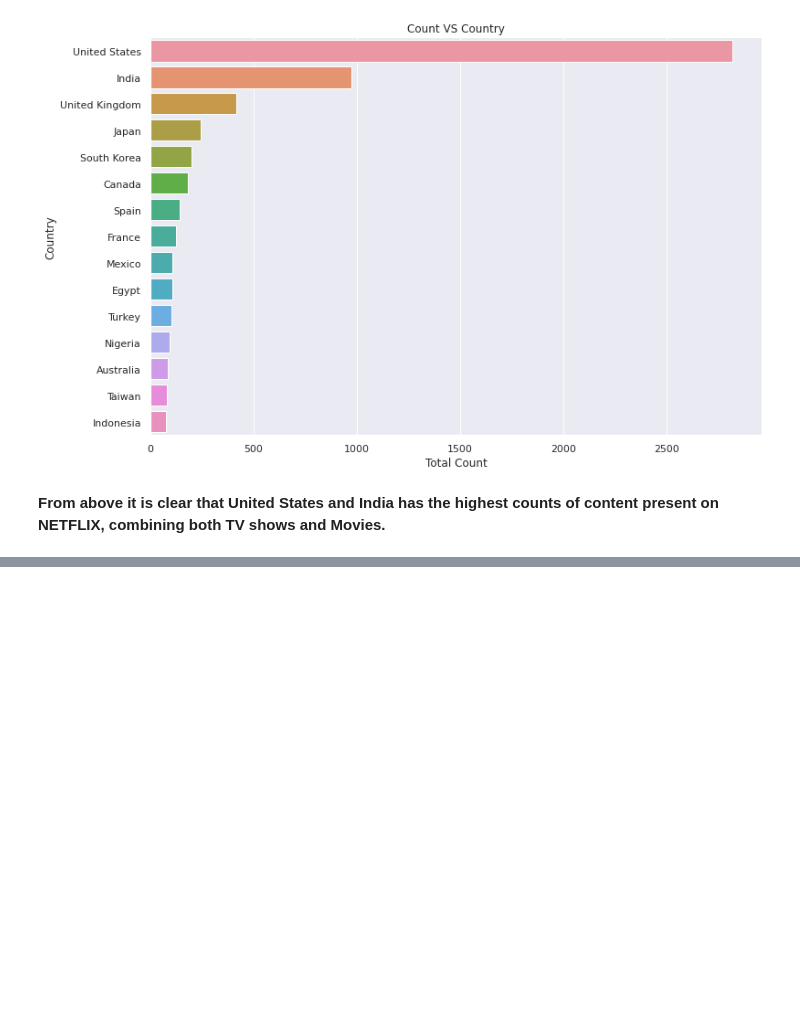
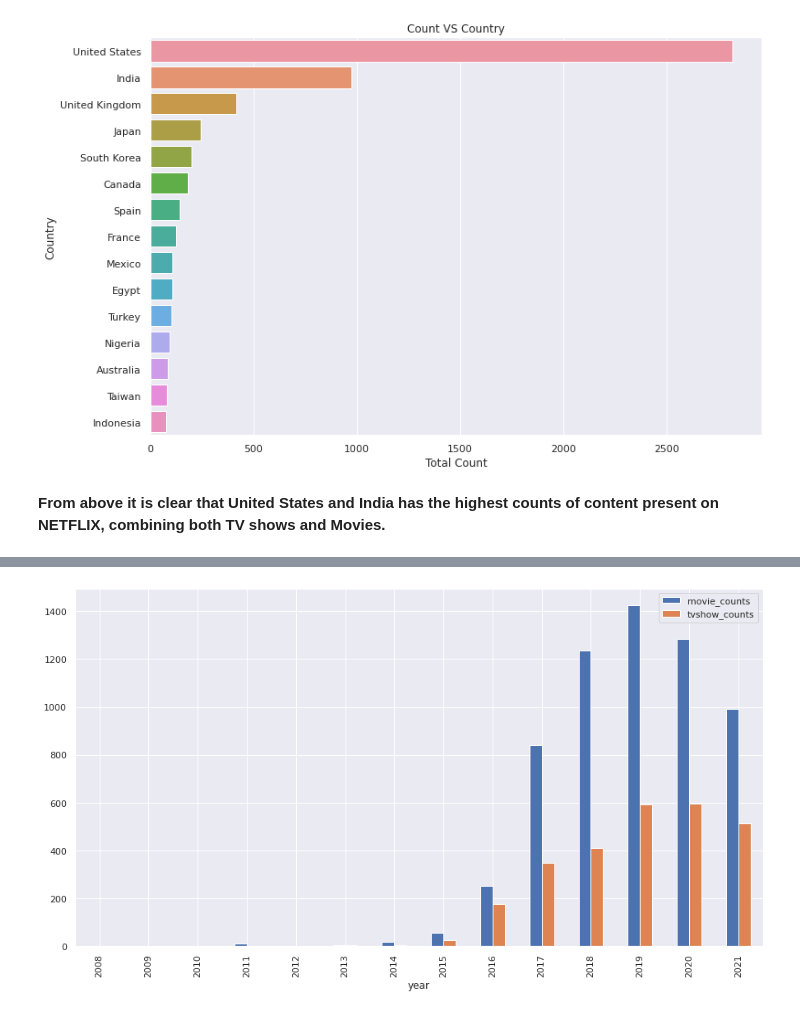
Before and after one commit to Kousikdutta1/Netflix-Shows-and-Movies-Dataset-Analysis, a Jupyter notebook: Netflix_Data_Analysis.ipynb, the cells around one changed output, grey strips where cells are left out. Drawn from its saved outputs; the diff is of its cells as text; code cells hidden in the pictures; blank space fills up the shorter version.

```diff
--- a/Netflix_Data_Analysis.ipynb
+++ b/Netflix_Data_Analysis.ipynb
@@ -478,0 +620,4 @@ plt.show()
+# %%
+# Let's create a new dataset with the Content type of TV show
+
+new_dataset2 = netflix_df1[netflix_df1['type']=='TV Show']
@@ -478,0 +635,8 @@ plt.show()
+# %%
+# Let's group the distribution of TV Show Counts with respect to years
+
+tvshow_dist_year = new_dataset2.groupby(['year'])[['type']].count().reset_index()
+# %%
+# Let's change the column names of the dataset
+
+tvshow_dist_year.rename(columns = {'type' : 'tvshow_counts'}, inplace = True)
@@ -478,0 +659,4 @@ plt.show()
+# %%
+# Let's do outer merge both tvshow_dist_year, movies_dist_year dataset
+
+merged_dataset = pd.merge (movies_dist_year,tvshow_dist_year, how = 'outer')
@@ -478,0 +683,6 @@ plt.show()
+# %%
+# Let's visualize with a barplot the distribution of Movies and Tv shows with respect to years
+
+merged_dataset.plot(x="year", y=['movie_counts',	'tvshow_counts'], kind="bar", figsize=(15, 8));
+# %% [output]
+[figure, added]
```
Also changed, not shown: parts of 25 cells of this notebook.
